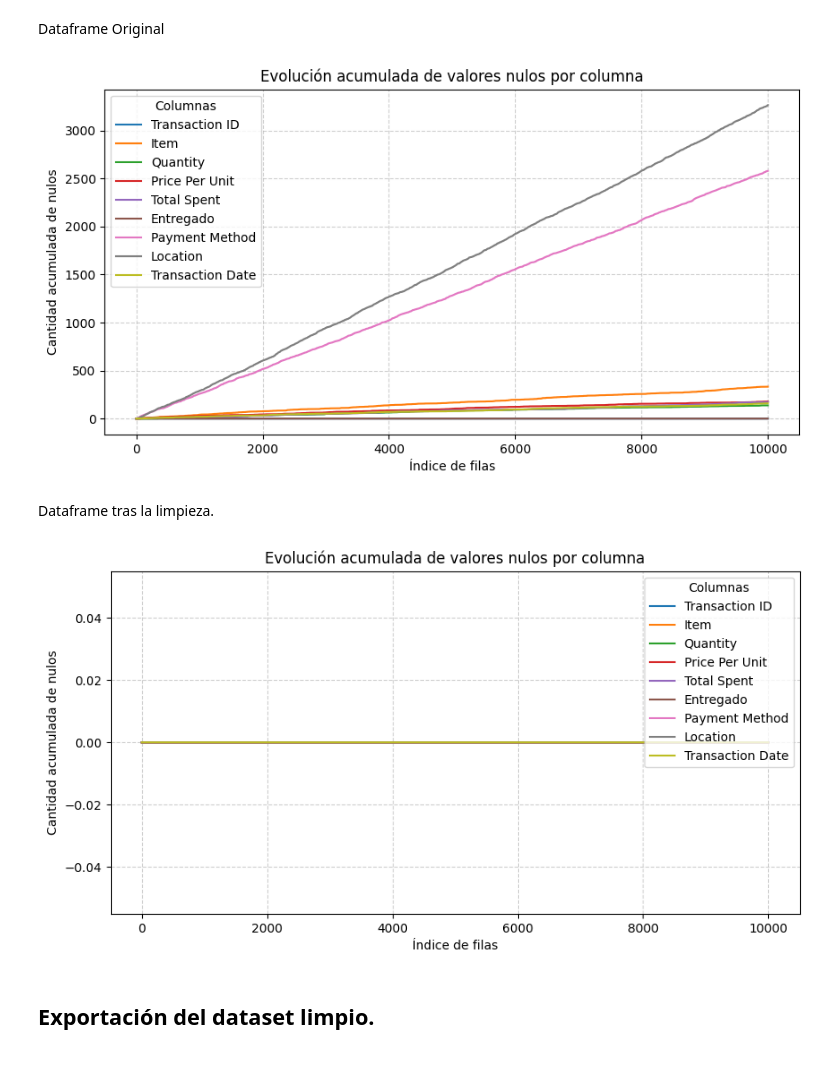
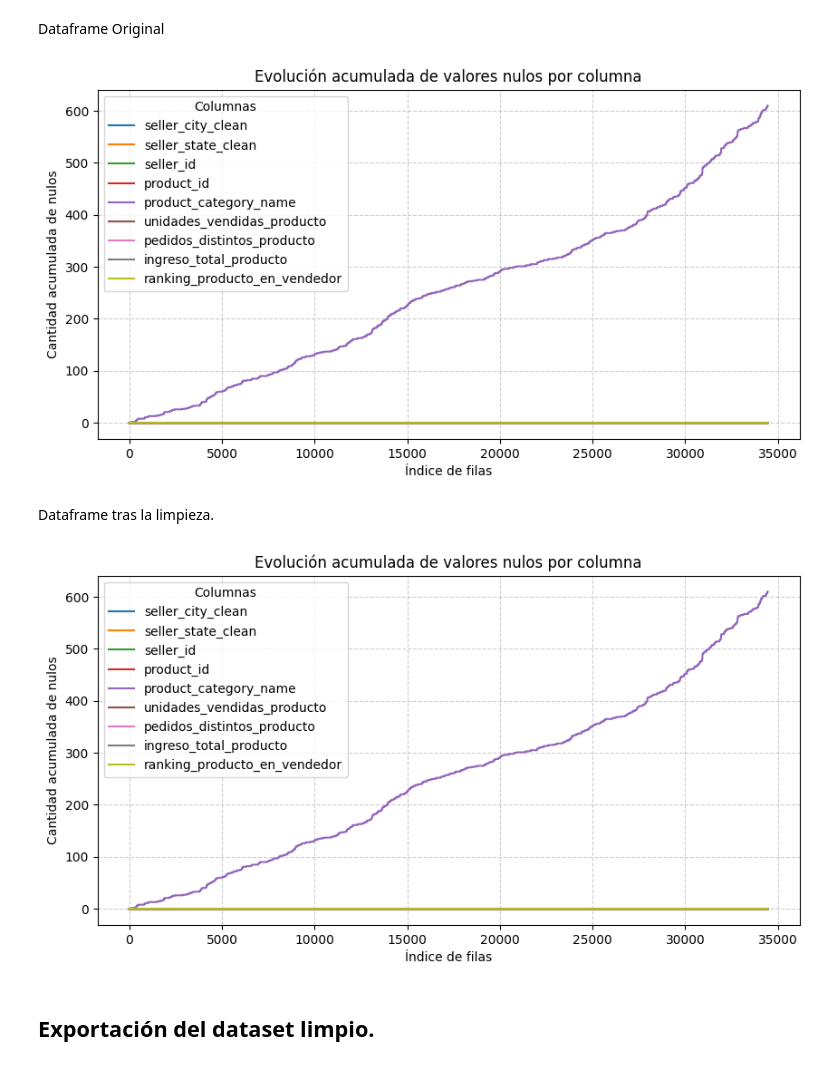
Before and after one commit to Bootcamp-DA-P3/Proyecto-3-flujo-de-datos-de-SQL-a-Python-de-Antony-Miguel-y-Carol, a Jupyter notebook: notebooks/Proy_3_SQL_Python.ipynb, the cells around one changed output. Saved outputs shown, nothing was run; the diff lists cells and outputs as text; code cells hidden in the pictures.

```diff
--- a/notebooks/Proy_3_SQL_Python.ipynb
+++ b/notebooks/Proy_3_SQL_Python.ipynb
@@ -359,9 +161,0 @@ Se reeamplaza en la colunna "Payment Method" todo los resultados que me salieran
-# %%
-#Anthony
-df['Payment Method'] = df['Payment Method'].replace(
-['UNKNOWN', 'ERROR', ''],
-'ONLINE'
-)
-
-df['Payment Method'] = df['Payment Method'].fillna('ONLINE')
-display(df)
@@ -384,19 +161,0 @@ Se reemplazo la columna "Location" todo los resultados error,unknown y vacios co
-# %%
-#Anthony
-# Convertir a texto para detectar variantes
-df['Location'] = df['Location'].astype(str)
-
-# Reemplazar valores problemáticos
-df['Location'] = df['Location'].replace({
-'UNKNOWN': 'Desconocido',
-'unknown': 'Desconocido',
-'ERROR': 'Desconocido',
-'error': 'Desconocido',
-'': 'Desconocido',
-'nan': 'Desconocido',
-'NaN': 'Desconocido'
-})
-
-# Rellenar nulos reales
-df['Location'] = df['Location'].fillna('Desconocido')
-display(df)
@@ -419,11 +161,0 @@ Se reemplazaron la columna Transaction Date todo el resultado que me arrojen Unk
-# %%
-#Anthony
-# Reemplazar valores problemáticos
-df['Transaction Date'] = df['Transaction Date'].replace(
-['UNKNOWN', 'unknown', 'ERROR', 'error', ''],
-'0000-00-00'
-)
-
-# Reemplazar valores nulos
-df['Transaction Date'] = df['Transaction Date'].fillna('0000-00-00')
-display(df)
@@ -448,12 +166,10 @@ display(df)
 # %% [markdown]
 Dataframe Original
 # %%
-#Miguel
-
 import matplotlib.pyplot as plt
 
 # Columnas que vamos a analizar
-columnas = ['Transaction ID', 'Item', 'Quantity', 'Price Per Unit', 'Total Spent', 'Entregado', 'Payment Method', 'Location', 'Transaction Date']
+columnas = ['seller_city_clean', 'seller_state_clean', 'seller_id', 'product_id', 'product_category_name', 'unidades_vendidas_producto', 'pedidos_distintos_producto', 'ingreso_total_producto', 'ranking_producto_en_vendedor']
 
 # Creamos un DataFrame booleano (True si es nulo, False si no)
 # Suma de forma acumulada a lo largo de los registros
@@ -471,32 +187,30 @@ plt.grid(True, linestyle='--', alpha=0.6)
 
 plt.show()
 # %% [output]
-[figure, old version]
+[figure, new version]
 # %% [markdown]
 Dataframe tras la limpieza.
 # %%
-#Miguel
-
 # Columnas que vamos a analizar
-columnas = ['Transaction ID', 'Item', 'Quantity', 'Price Per Unit', 'Total Spent', 'Entregado', 'Payment Method', 'Location', 'Transaction Date']
+columnas = ['seller_city_clean', 'seller_state_clean', 'seller_id', 'product_id', 'product_category_name', 'unidades_vendidas_producto', 'pedidos_distintos_producto', 'ingreso_total_producto', 'ranking_producto_en_vendedor']
 
 # Creamos un DataFrame booleano (True si es nulo, False si no)
 # Suma de forma acumulada a lo largo de los registros
 nulos_acumulados = df[columnas].isna().cumsum()
 
 # Crear la gráfica
 plt.figure(figsize=(10, 5))
 plt.plot(nulos_acumulados)
 
 plt.title('Evolución acumulada de valores nulos por columna')
 plt.xlabel('Índice de filas')
 plt.ylabel('Cantidad acumulada de nulos')
 plt.legend(columnas, title='Columnas')
 plt.grid(True, linestyle='--', alpha=0.6)
 
 plt.show()
 # %% [output]
-[figure, old version]
+[figure, new version]
 # %% [markdown]
 ## Exportación del dataset limpio.
 # %%
```
Also changed, not shown: parts of 41 cells of this notebook.
